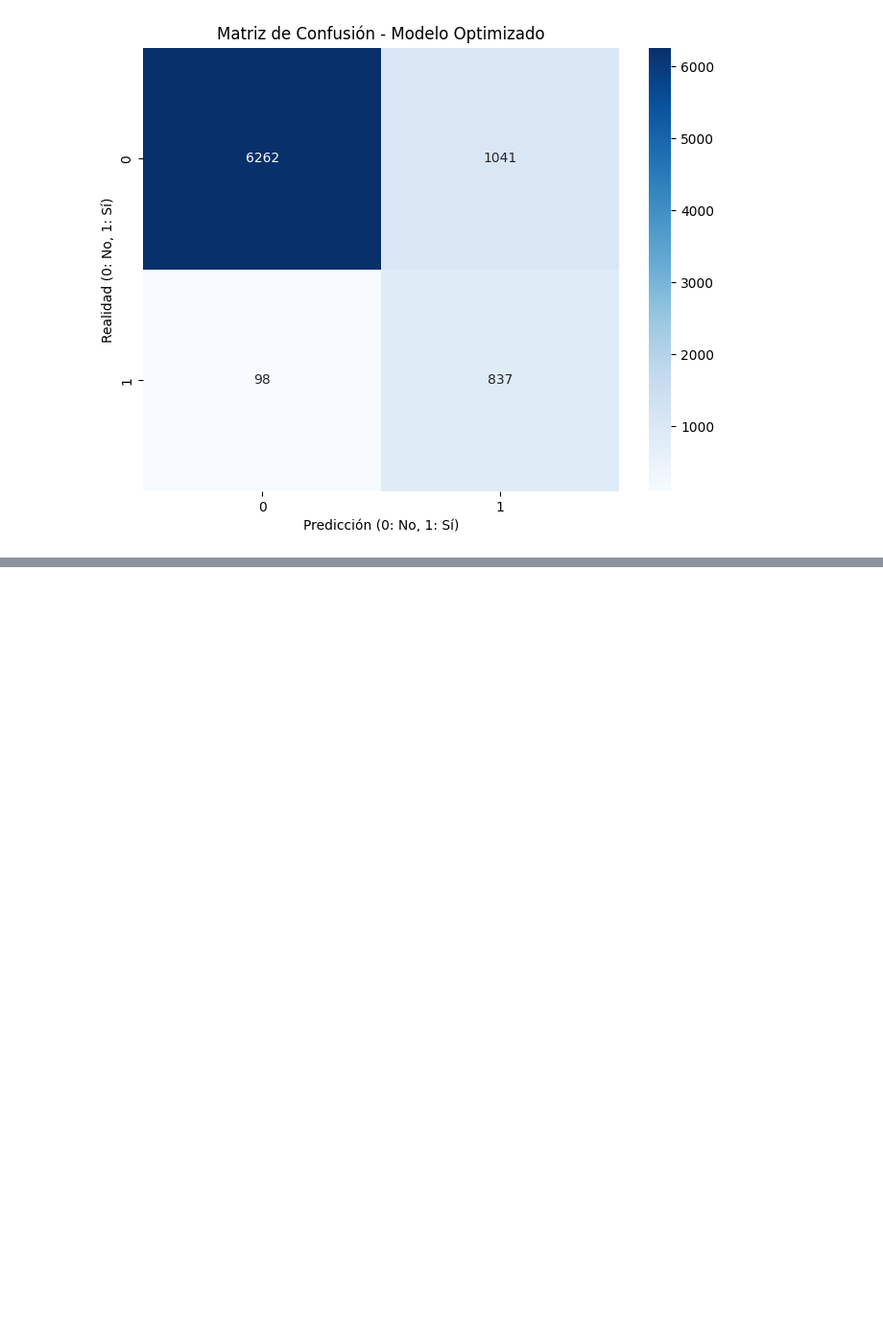
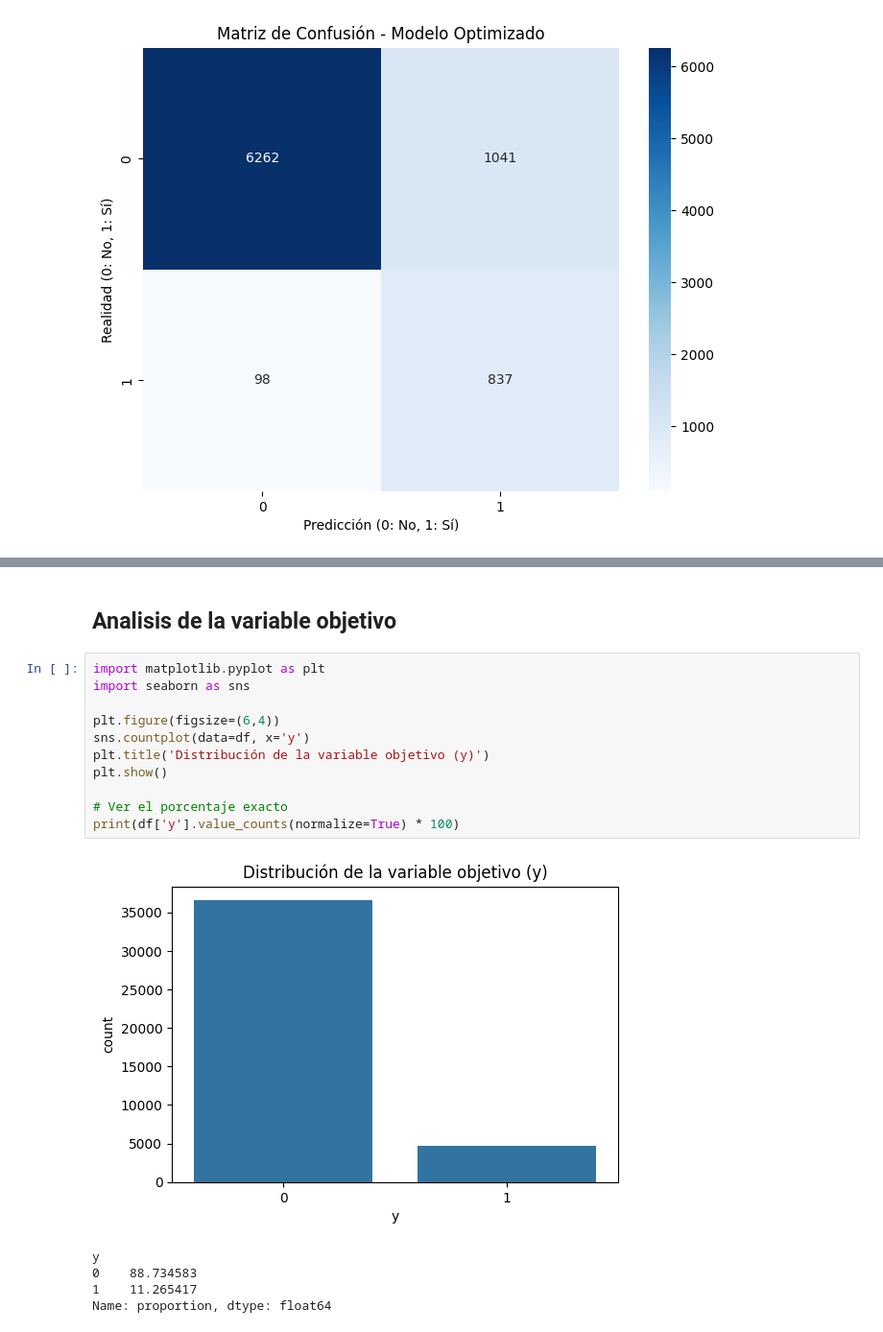
Before and after one commit to Lili-ru/Proyecto-de-Regresi-n-Log-stica, a Jupyter notebook: src/explore.ipynb, the cells around one changed output, grey strips where cells are left out. Shown at 96% size. Saved outputs shown, nothing was run; the diff lists cells and outputs as text; blank space fills up the shorter version.

```diff
--- a/src/explore.ipynb
+++ b/src/explore.ipynb
@@ -118,0 +147,19 @@ plt.show()
+# %% [markdown]
+## Analisis de la variable objetivo
+# %%
+import matplotlib.pyplot as plt
+import seaborn as sns
+
+plt.figure(figsize=(6,4))
+sns.countplot(data=df, x='y')
+plt.title('Distribución de la variable objetivo (y)')
+plt.show()
+
+# Ver el porcentaje exacto
+print(df['y'].value_counts(normalize=True) * 100)
+# %% [output]
+[figure, added]
+y
+0    88.734583
+1    11.265417
+Name: proportion, dtype: float64
```
Also changed, not shown: parts of 10 cells of this notebook.
